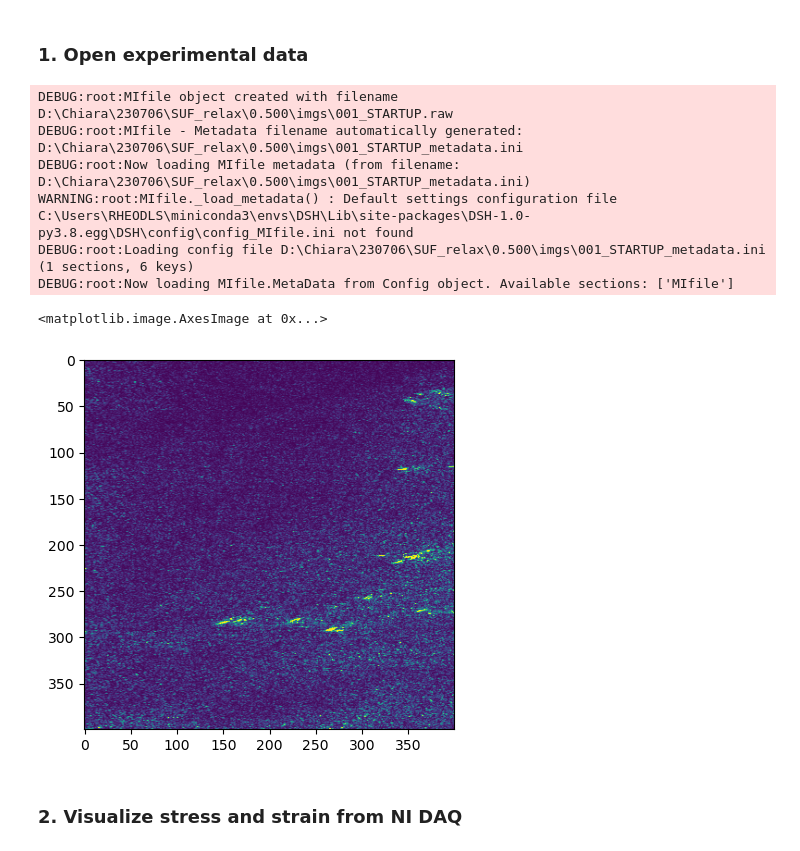
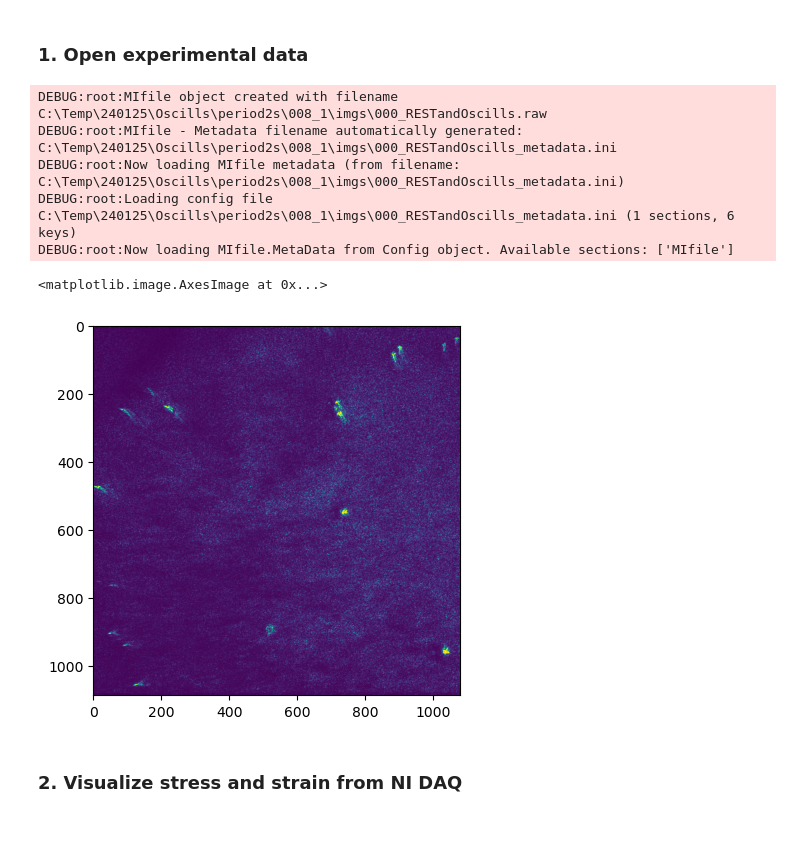
Before and after one commit to steaime/DSHpy, a Jupyter notebook: example2a_RheoDLS_analDLS.ipynb, the cells around one changed output. Cells and saved outputs as stored; diff of their text form; code cells hidden in the pictures.

```diff
--- a/example2a_RheoDLS_analDLS.ipynb
+++ b/example2a_RheoDLS_analDLS.ipynb
@@ -28,24 +28,23 @@ INFO:root:SALS tutorial started
 ### 1. Open experimental data
 # %%
 #---------------------------------
-froot = r'D:\Chiara\230706\SUF_relax\0.500\imgs'
-fname_prefix = '001_STARTUP'
+froot = r'C:\Temp\240125\Oscills\period2s\008_1\imgs'
+fname_prefix = '000_RESTandOscills'
 #---------------------------------
 
 imgTimes, imgTimes_hdr = IOF.LoadResFile(os.path.join(froot, fname_prefix+'_imgTimes.dat'), readHeader=True, isolateFirst=0, delimiter='\t', comments='#', missing_values='-')
 
 MIinput = MI.MIfile(os.path.join(froot, fname_prefix+'.raw'))
 MIinput.OpenForReading()
 plt.imshow(MIinput.GetImage(0))
 # %% [output]
-DEBUG:root:MIfile object created with filename D:\Chiara\230706\SUF_relax\0.500\imgs\001_STARTUP.raw
-DEBUG:root:MIfile - Metadata filename automatically generated: D:\Chiara\230706\SUF_relax\0.500\imgs\001_STARTUP_metadata.ini
-DEBUG:root:Now loading MIfile metadata (from filename: D:\Chiara\230706\SUF_relax\0.500\imgs\001_STARTUP_metadata.ini)
-WARNING:root:MIfile._load_metadata() : Default settings configuration file C:\Users\RHEODLS\miniconda3\envs\DSH\Lib\site-packages\DSH-1.0-py3.8.egg\DSH\config\config_MIfile.ini not found
-DEBUG:root:Loading config file D:\Chiara\230706\SUF_relax\0.500\imgs\001_STARTUP_metadata.ini (1 sections, 6 keys)
+DEBUG:root:MIfile object created with filename C:\Temp\240125\Oscills\period2s\008_1\imgs\000_RESTandOscills.raw
+DEBUG:root:MIfile - Metadata filename automatically generated: C:\Temp\240125\Oscills\period2s\008_1\imgs\000_RESTandOscills_metadata.ini
+DEBUG:root:Now loading MIfile metadata (from filename: C:\Temp\240125\Oscills\period2s\008_1\imgs\000_RESTandOscills_metadata.ini)
+DEBUG:root:Loading config file C:\Temp\240125\Oscills\period2s\008_1\imgs\000_RESTandOscills_metadata.ini (1 sections, 6 keys)
 DEBUG:root:Now loading MIfile.MetaData from Config object. Available sections: ['MIfile']
 <matplotlib.image.AxesImage at 0x...>
-[figure, old version]
+[figure, new version]
 # %% [markdown]
 ### 2. Visualize stress and strain from NI DAQ
 # %%
```
Also changed, not shown: parts of 9 cells of this notebook, 6 other files.
